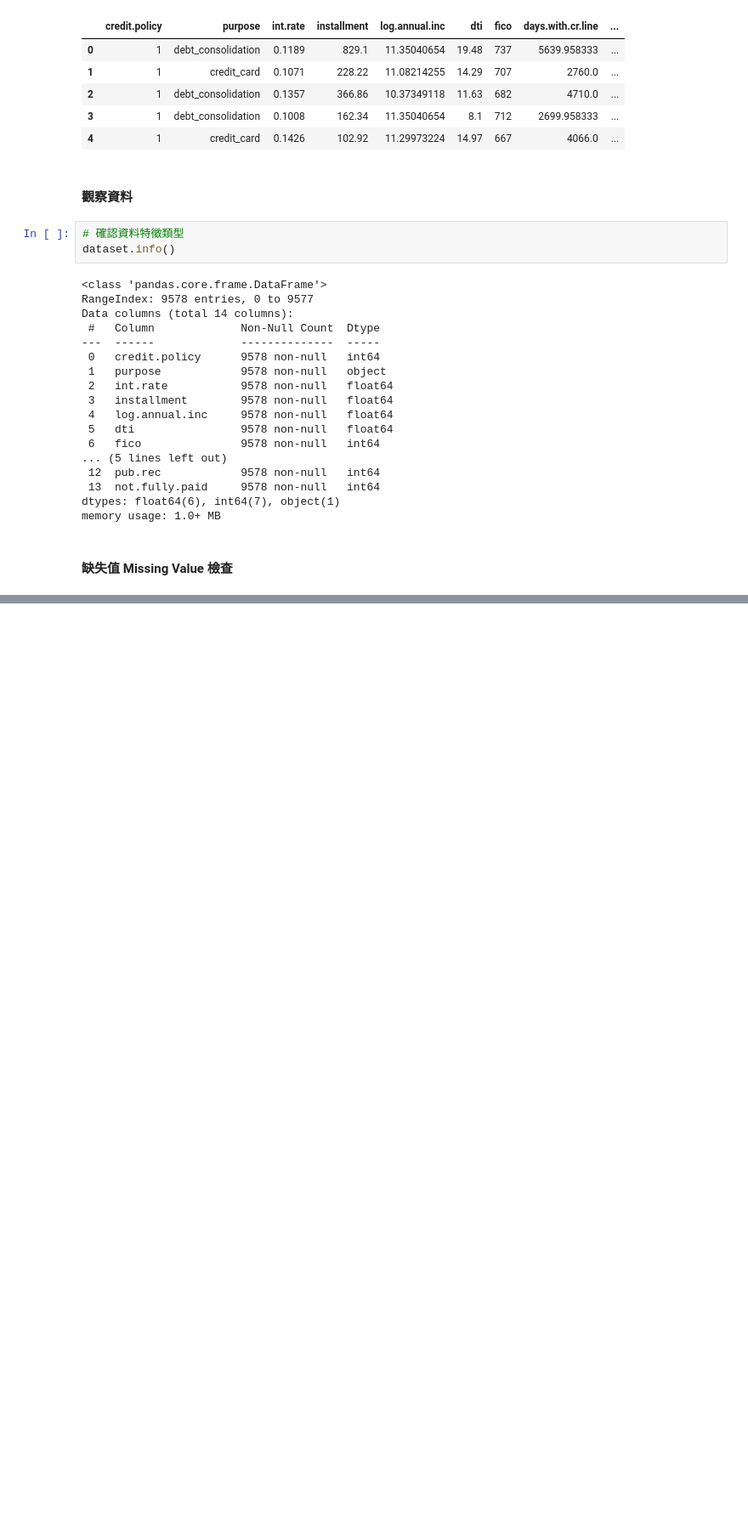
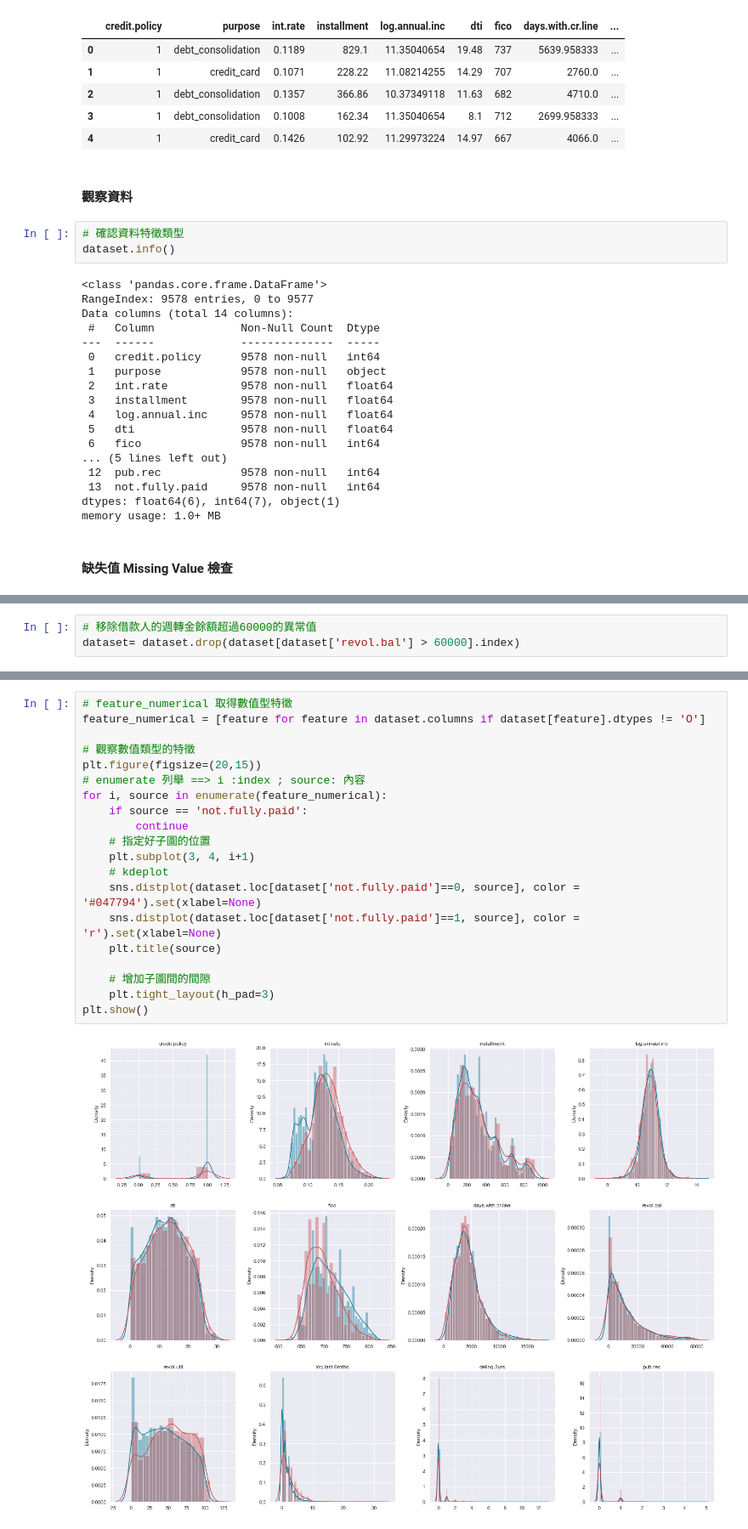
Before and after one commit to ALINYIWEN/Kaggle-Competitions, a Jupyter notebook: Loan Repayment Predict.ipynb, the cells around one changed output, grey strips where cells are left out. Shown at 85% size. Saved outputs shown, nothing was run; the diff lists cells and outputs as text; blank space fills up the shorter version.

```diff
--- a/Loan Repayment Predict.ipynb
+++ b/Loan Repayment Predict.ipynb
@@ -209,0 +190,3 @@ dataset[dataset['revol.bal']>600000]
+# %%
+# 移除借款人的週轉金餘額超過60000的異常值
+dataset= dataset.drop(dataset[dataset['revol.bal'] > 60000].index)
@@ -209,0 +208,22 @@ dataset[dataset['revol.bal']>600000]
+# %%
+# feature_numerical 取得數值型特徵
+feature_numerical = [feature for feature in dataset.columns if dataset[feature].dtypes != 'O']
+
+# 觀察數值類型的特徵
+plt.figure(figsize=(20,15))
+# enumerate 列舉 ==> i :index ; source: 內容
+for i, source in enumerate(feature_numerical):
+    if source == 'not.fully.paid':
+        continue
+    # 指定好子圖的位置
+    plt.subplot(3, 4, i+1)
+    # kdeplot
+    sns.distplot(dataset.loc[dataset['not.fully.paid']==0, source], color = '#047794').set(xlabel=None)
+    sns.distplot(dataset.loc[dataset['not.fully.paid']==1, source], color = 'r').set(xlabel=None)
+    plt.title(source)
+
+    # 增加子圖間的間隙
+    plt.tight_layout(h_pad=3)
+plt.show()
+# %% [output]
+[figure, added]
```
Also changed, not shown: parts of 13 cells of this notebook.
